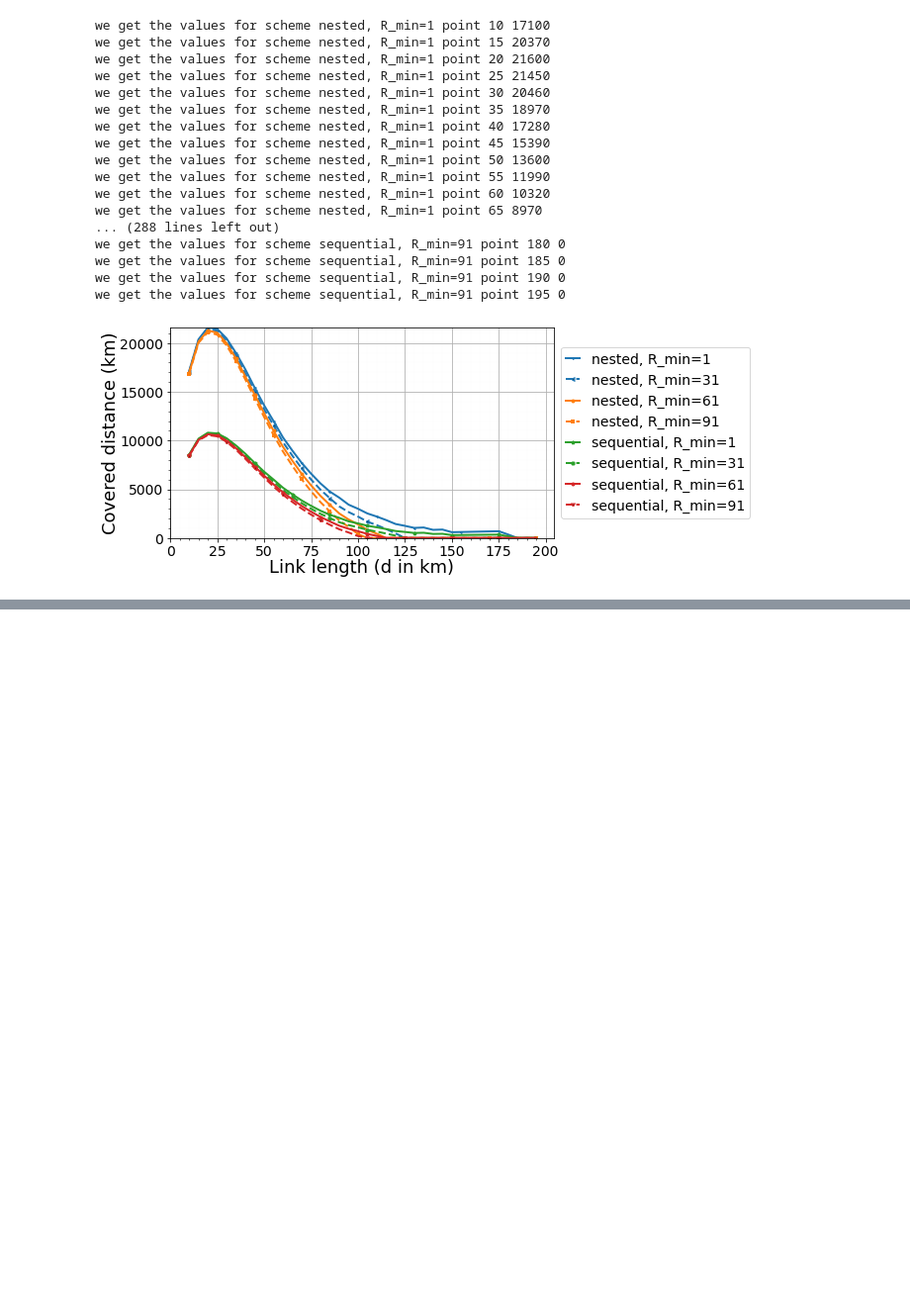
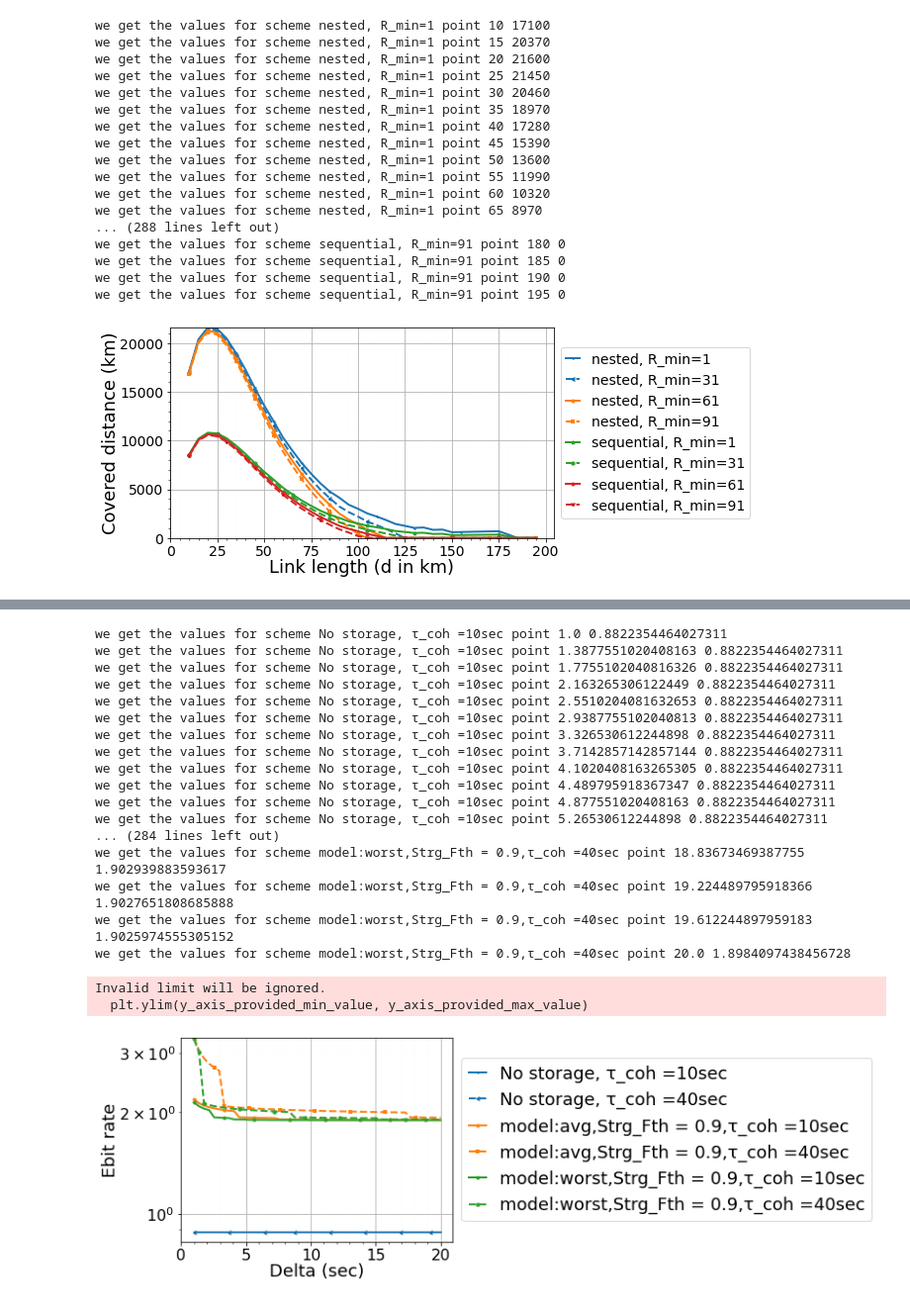
Before and after one commit to pooryousefshahrooz/QSN, a Jupyter notebook: plotting/parsing_and_plotting.ipynb, the cells around one changed output, grey strips where cells are left out. Shown: that part at 99% size. Drawn from its saved outputs; the diff is of its cells as text; code cells hidden in the pictures; blank space fills up the shorter version.

```diff
--- a/plotting/parsing_and_plotting.ipynb
+++ b/plotting/parsing_and_plotting.ipynb
@@ -422,6 +423,7 @@ each_scheme_each_coherence_time_workloads  ={}
 # result_file_path = "../../QSN_results/QSN_resultsv2.csv" #for intermediate edge capacity 100 EPRps
 result_file_path = "../../QSN_results/QSN_results_final_maximizing_rate.csv" #for intermediate edge capacity 100 EPRps
 
+result_file_path = "../../QSN_results/QSN_results_final_maximizing_rate_doceherence_assumption.csv" #for intermediate edge capacity 100 EPRps
 
 with open(result_file_path, "r") as f:
     reader = csv.reader( (line.replace('\0','') for line in f) )
@@ -438,14 +440,15 @@ with open(result_file_path, "r") as f:
         delta = float(line[6])
         objective_value = float(line[7])
         edge_capacity = int(line[8])
+        decoherence_assumption = line[11]
 #         print(τ_coh)
 #         print("objective_value",objective_value)
 
         if  ( t_max in [20] and request_fidelity_threshold in [0.9]  and
              storage_block_threshold in [0.9] and
-              edge_capacity in [600] and delta <40 and storage_capacity in [400] and τ_coh in [40.0,10.0,80.0]
+              edge_capacity in [200] and delta <40 and storage_capacity in [1000] and τ_coh in [40.0,10.0]
             ):
-            scheme = "Strg_Fth = "+str(storage_block_threshold)+",τ_coh ="+str(int(τ_coh))+"sec"
+            scheme = "model:"+str(decoherence_assumption)+",Strg_Fth = "+str(storage_block_threshold)+",τ_coh ="+str(int(τ_coh))+"sec"
             try:
                 each_scheme_each_coherence_time_workloads[scheme][delta].append(objective_value)
             except:
@@ -460,6 +463,7 @@ with open(result_file_path, "r") as f:
             τ_coh_values.add(delta)
             scheme2 = "No storage, τ_coh ="+str(int(τ_coh))+"sec"
             no_storage_ebit_rate = 2.646706339208193
+            no_storage_ebit_rate = 0.8822354464027311
             try:
                 each_scheme_each_coherence_time_workloads[scheme2][delta].append(no_storage_ebit_rate)
             except:
@@ -474,31 +478,52 @@ with open(result_file_path, "r") as f:
                 scheme_keys.add(scheme2)
 
 
 selected_values = []
 each_scheme_each_coherence_time_workloads_percentage = {}
 for scheme,τ_coh_value_satisfied_number in each_scheme_each_coherence_time_workloads.items():
     for τ_coh,values in τ_coh_value_satisfied_number.items():
 
         avg_EGR = sum(values)/len(values)
         try:
             each_scheme_each_coherence_time_workloads_percentage[scheme][τ_coh] = avg_EGR
         except:
             each_scheme_each_coherence_time_workloads_percentage[scheme]  ={}
             each_scheme_each_coherence_time_workloads_percentage[scheme][τ_coh]=avg_EGR
         selected_values.append(avg_EGR)
 
 
 τ_coh_values = list(τ_coh_values)
 τ_coh_values.sort()
 scheme_keys = list(scheme_keys)
-
+scheme_keys.sort()
 ploting_simple_y_as_x("Delta (sec)","Ebit rate",
                         18, 18, 16,
                       16, 0, 0,
                       0,0,False,[],max(selected_values),
 
                       list(scheme_keys),
                       each_scheme_each_coherence_time_workloads_percentage,
                       τ_coh_values,τ_coh_values,
                       True,True,True,1,18,
                       "plots/QSN_repeater_chain_ebit_as_delta.pdf",True,2,11.4,3.8,True)
+# %% [output]
+we get the values for scheme No storage, τ_coh =10sec point 1.0 0.8822354464027311
+we get the values for scheme No storage, τ_coh =10sec point 1.3877551020408163 0.8822354464027311
+we get the values for scheme No storage, τ_coh =10sec point 1.7755102040816326 0.8822354464027311
+we get the values for scheme No storage, τ_coh =10sec point 2.163265306122449 0.8822354464027311
+we get the values for scheme No storage, τ_coh =10sec point 2.5510204081632653 0.8822354464027311
+we get the values for scheme No storage, τ_coh =10sec point 2.9387755102040813 0.8822354464027311
+we get the values for scheme No storage, τ_coh =10sec point 3.326530612244898 0.8822354464027311
+we get the values for scheme No storage, τ_coh =10sec point 3.7142857142857144 0.8822354464027311
+we get the values for scheme No storage, τ_coh =10sec point 4.1020408163265305 0.8822354464027311
+we get the values for scheme No storage, τ_coh =10sec point 4.489795918367347 0.8822354464027311
+we get the values for scheme No storage, τ_coh =10sec point 4.877551020408163 0.8822354464027311
+we get the values for scheme No storage, τ_coh =10sec point 5.26530612244898 0.8822354464027311
+... (284 lines left out)
+we get the values for scheme model:worst,Strg_Fth = 0.9,τ_coh =40sec point 18.83673469387755 1.902939883593617
+we get the values for scheme model:worst,Strg_Fth = 0.9,τ_coh =40sec point 19.224489795918366 1.9027651808685888
+we get the values for scheme model:worst,Strg_Fth = 0.9,τ_coh =40sec point 19.612244897959183 1.9025974555305152
+we get the values for scheme model:worst,Strg_Fth = 0.9,τ_coh =40sec point 20.0 1.8984097438456728
+Invalid limit will be ignored.
+  plt.ylim(y_axis_provided_min_value, y_axis_provided_max_value)
+[figure, added]
```
Also changed, not shown: parts of 3 cells of this notebook, 6 other files.
